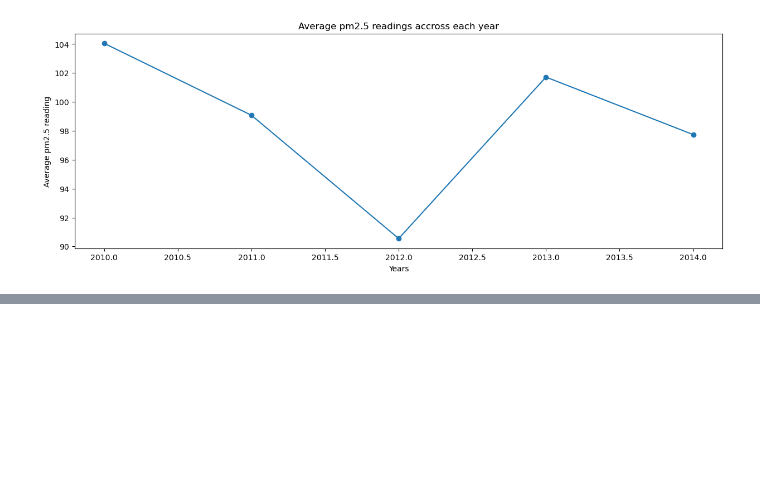
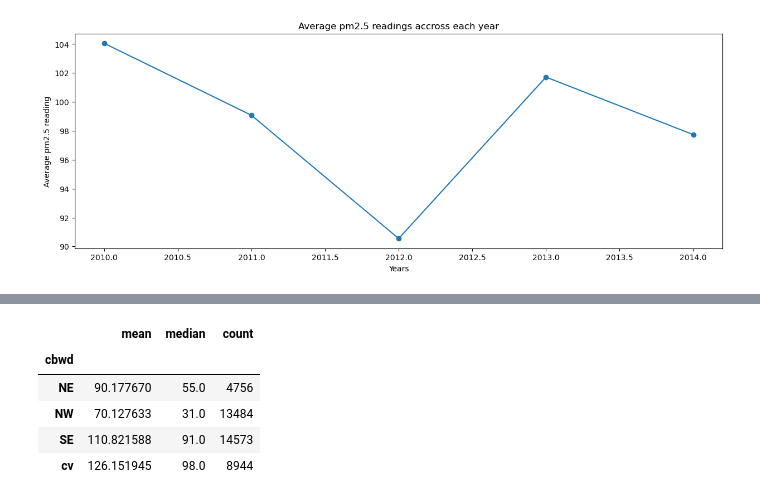
Before and after one commit to TimiNiyi/Air-quality-forecast-prediction-model, a Jupyter notebook: Data Cleaning and exploration with MongoDB.ipynb, the cells around one changed output, grey strips where cells are left out. Cells and saved outputs as stored; diff of their text form; code cells hidden in the pictures; blank space fills up the shorter version.

```diff
--- a/Data Cleaning and exploration with MongoDB.ipynb
+++ b/Data Cleaning and exploration with MongoDB.ipynb
@@ -491,0 +509,9 @@ KeyError: False
+# %%
+df.groupby("cbwd")["pm2.5"].agg(["mean", "median", "count"])
+# %% [output]
+|  | mean | median | count |
+| cbwd |  |  |  |
+| NE | 90.177670 | 55.0 | 4756 |
+| NW | 70.127633 | 31.0 | 13484 |
+| SE | 110.821588 | 91.0 | 14573 |
+| cv | 126.151945 | 98.0 | 8944 |
```
Also changed, not shown: parts of 3 cells of this notebook.
